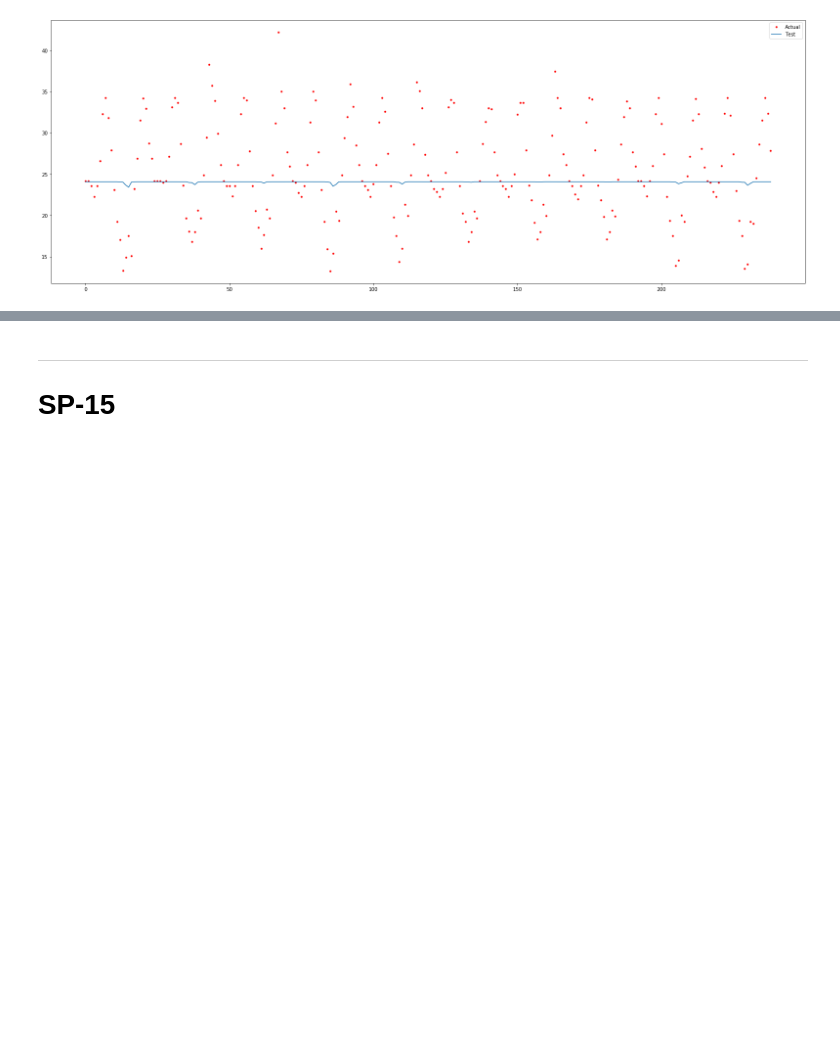
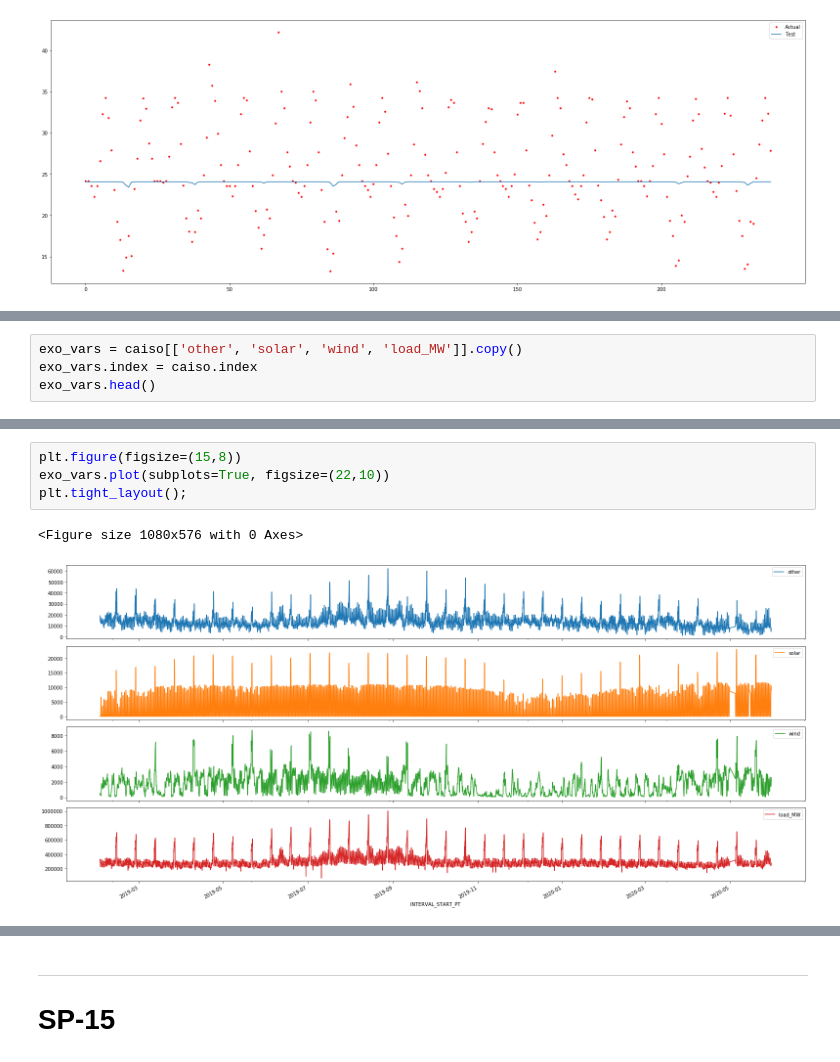
Before and after one commit to Morgan-Sell/caiso-price-forecast, a Jupyter notebook: Final.ipynb, the cells around one changed output, grey strips where cells are left out. Cells and saved outputs as stored; diff of their text form; blank space fills up the shorter version.

```diff
--- a/Final.ipynb
+++ b/Final.ipynb
@@ -730,0 +694,4 @@ plot_actual_arima_baselie_lstm(caiso.index[arima_train_split:], y_test_sp15_inv,
+# %%
+exo_vars = caiso[['other', 'solar', 'wind', 'load_MW']].copy()
+exo_vars.index = caiso.index
+exo_vars.head()
@@ -730,0 +706,7 @@ plot_actual_arima_baselie_lstm(caiso.index[arima_train_split:], y_test_sp15_inv,
+# %%
+plt.figure(figsize=(15,8))
+exo_vars.plot(subplots=True, figsize=(22,10))
+plt.tight_layout();
+# %% [output]
+<Figure size 1080x576 with 0 Axes>
+[figure, added]
```
Also changed, not shown: parts of 28 cells of this notebook, 2 other files.
